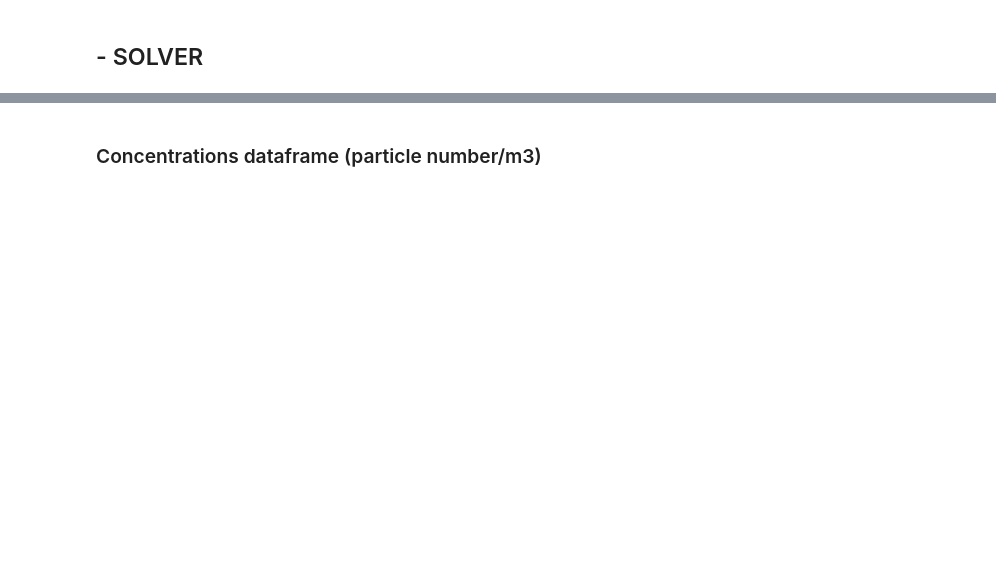
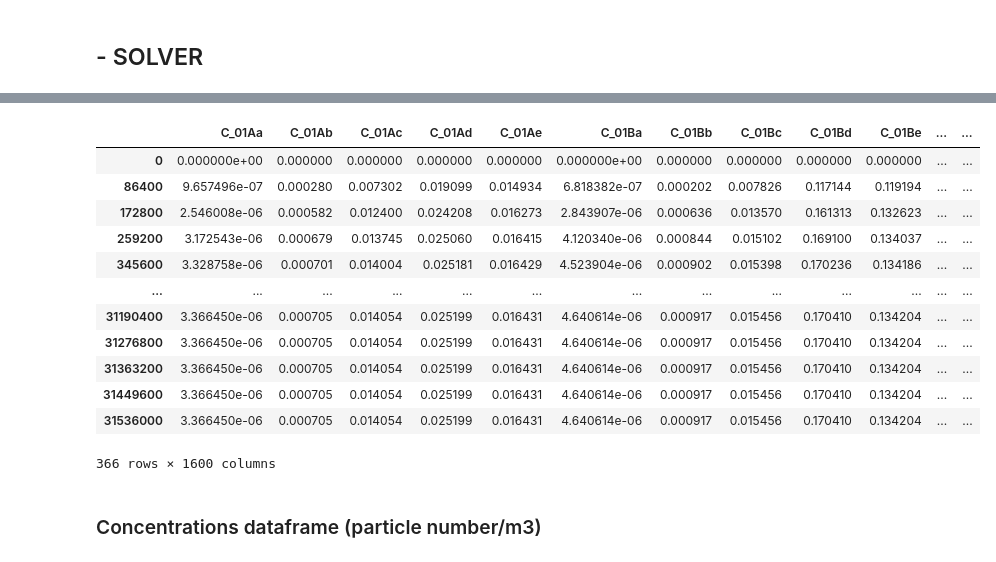
Before and after one commit to Nano2PlastProject/TheFullMulti_RIVER, a Jupyter notebook: FullMulti_RiverModel_Notebook.ipynb, the cells around one changed output, grey strips where cells are left out. Drawn from its saved outputs; the diff is of its cells as text; code cells hidden in the pictures; blank space fills up the shorter version.

```diff
--- a/FullMulti_RiverModel_Notebook.ipynb
+++ b/FullMulti_RiverModel_Notebook.ipynb
@@ -405,6 +431,22 @@ for ind in range(len(NFinal_num)):
 
 #Substitute values smaller than 10-5 to 0
 ConcFinal_num_m3 = ConcFinal_num_m3.apply(lambda x: [y if y >= 1e-15 else 0 for y in x])
+# %%
+ConcFinal_num_m3
+# %% [output]
+|  | C_01Aa | C_01Ab | C_01Ac | C_01Ad | C_01Ae | C_01Ba | C_01Bb | C_01Bc | C_01Bd | C_01Be | ... | ... |
+| 0 | 0.000000e+00 | 0.000000 | 0.000000 | 0.000000 | 0.000000 | 0.000000e+00 | 0.000000 | 0.000000 | 0.000000 | 0.000000 | ... | ... |
+| 86400 | 9.657496e-07 | 0.000280 | 0.007302 | 0.019099 | 0.014934 | 6.818382e-07 | 0.000202 | 0.007826 | 0.117144 | 0.119194 | ... | ... |
+| 172800 | 2.546008e-06 | 0.000582 | 0.012400 | 0.024208 | 0.016273 | 2.843907e-06 | 0.000636 | 0.013570 | 0.161313 | 0.132623 | ... | ... |
+| 259200 | 3.172543e-06 | 0.000679 | 0.013745 | 0.025060 | 0.016415 | 4.120340e-06 | 0.000844 | 0.015102 | 0.169100 | 0.134037 | ... | ... |
+| 345600 | 3.328758e-06 | 0.000701 | 0.014004 | 0.025181 | 0.016429 | 4.523904e-06 | 0.000902 | 0.015398 | 0.170236 | 0.134186 | ... | ... |
+| ... | ... | ... | ... | ... | ... | ... | ... | ... | ... | ... | ... | ... |
+| 31190400 | 3.366450e-06 | 0.000705 | 0.014054 | 0.025199 | 0.016431 | 4.640614e-06 | 0.000917 | 0.015456 | 0.170410 | 0.134204 | ... | ... |
+| 31276800 | 3.366450e-06 | 0.000705 | 0.014054 | 0.025199 | 0.016431 | 4.640614e-06 | 0.000917 | 0.015456 | 0.170410 | 0.134204 | ... | ... |
+| 31363200 | 3.366450e-06 | 0.000705 | 0.014054 | 0.025199 | 0.016431 | 4.640614e-06 | 0.000917 | 0.015456 | 0.170410 | 0.134204 | ... | ... |
+| 31449600 | 3.366450e-06 | 0.000705 | 0.014054 | 0.025199 | 0.016431 | 4.640614e-06 | 0.000917 | 0.015456 | 0.170410 | 0.134204 | ... | ... |
+| 31536000 | 3.366450e-06 | 0.000705 | 0.014054 | 0.025199 | 0.016431 | 4.640614e-06 | 0.000917 | 0.015456 | 0.170410 | 0.134204 | ... | ... |
+366 rows × 1600 columns
 # %% [markdown]
 ### Concentrations dataframe (particle number/m3)
 # %%
```
Also changed, not shown: parts of 21 cells of this notebook.
